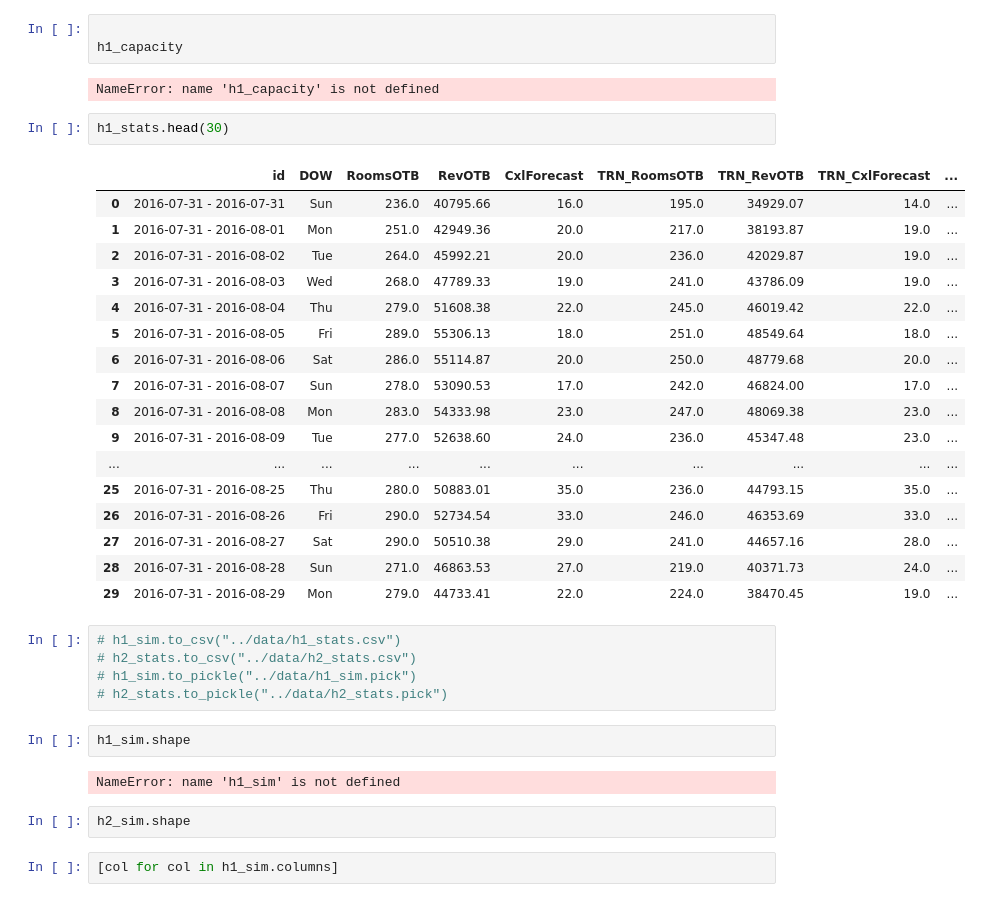
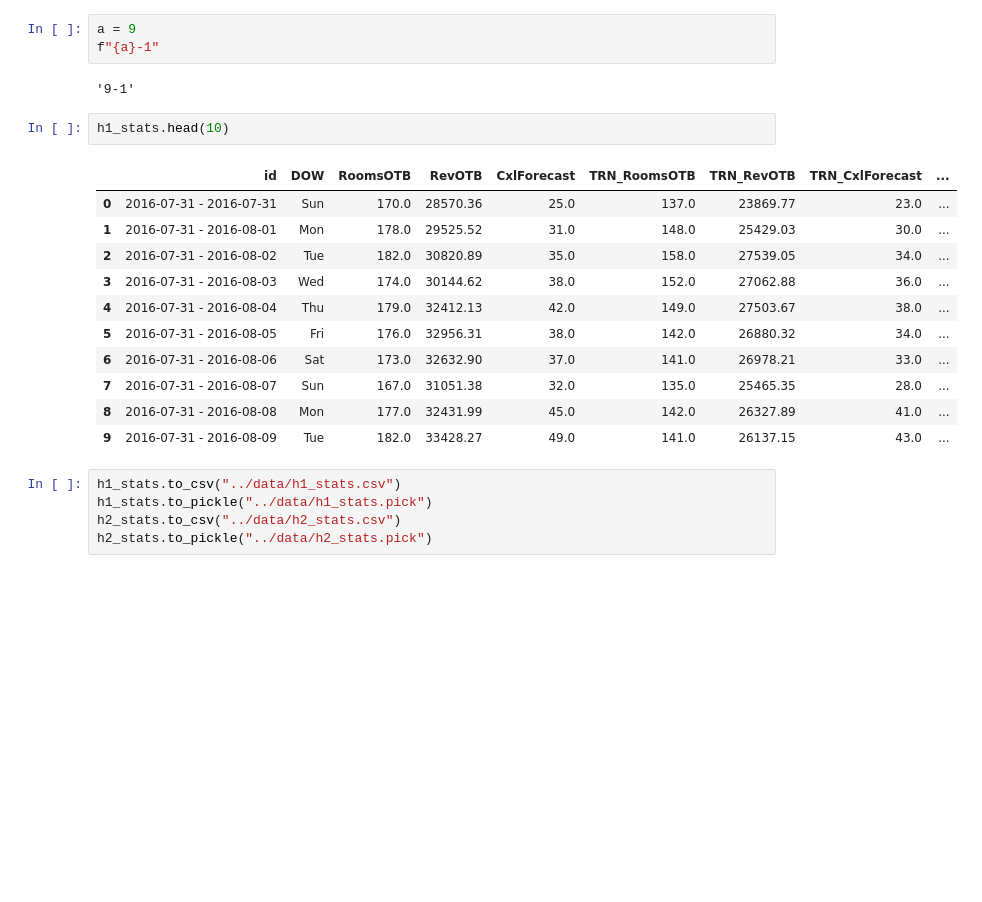
Before and after one commit to edubu2/hotel-revman-system, a Jupyter notebook: code/agg_test.ipynb, the cells around one changed output. Saved outputs shown, nothing was run; the diff lists cells and outputs as text; blank space fills up the shorter version.

```diff
--- a/code/agg_test.ipynb
+++ b/code/agg_test.ipynb
@@ -24,38 +112,24 @@ Wall time: 18 s
-# %%
-
-h1_capacity
-# %% [output]
-NameError: name 'h1_capacity' is not defined
+# %%
+a = 9
+f"{a}-1"
+# %% [output]
+'9-1'
 # %%
-h1_stats.head(30)
+h1_stats.head(10)
 # %% [output]
 |  | id | DOW | RoomsOTB | RevOTB | CxlForecast | TRN_RoomsOTB | TRN_RevOTB | TRN_CxlForecast | ... |
-| 0 | 2016-07-31 - 2016-07-31 | Sun | 236.0 | 40795.66 | 16.0 | 195.0 | 34929.07 | 14.0 | ... |
-| 1 | 2016-07-31 - 2016-08-01 | Mon | 251.0 | 42949.36 | 20.0 | 217.0 | 38193.87 | 19.0 | ... |
-| 2 | 2016-07-31 - 2016-08-02 | Tue | 264.0 | 45992.21 | 20.0 | 236.0 | 42029.87 | 19.0 | ... |
-| 3 | 2016-07-31 - 2016-08-03 | Wed | 268.0 | 47789.33 | 19.0 | 241.0 | 43786.09 | 19.0 | ... |
-| 4 | 2016-07-31 - 2016-08-04 | Thu | 279.0 | 51608.38 | 22.0 | 245.0 | 46019.42 | 22.0 | ... |
-| 5 | 2016-07-31 - 2016-08-05 | Fri | 289.0 | 55306.13 | 18.0 | 251.0 | 48549.64 | 18.0 | ... |
-| 6 | 2016-07-31 - 2016-08-06 | Sat | 286.0 | 55114.87 | 20.0 | 250.0 | 48779.68 | 20.0 | ... |
-| 7 | 2016-07-31 - 2016-08-07 | Sun | 278.0 | 53090.53 | 17.0 | 242.0 | 46824.00 | 17.0 | ... |
-| 8 | 2016-07-31 - 2016-08-08 | Mon | 283.0 | 54333.98 | 23.0 | 247.0 | 48069.38 | 23.0 | ... |
-| 9 | 2016-07-31 - 2016-08-09 | Tue | 277.0 | 52638.60 | 24.0 | 236.0 | 45347.48 | 23.0 | ... |
-| ... | ... | ... | ... | ... | ... | ... | ... | ... | ... |
-| 25 | 2016-07-31 - 2016-08-25 | Thu | 280.0 | 50883.01 | 35.0 | 236.0 | 44793.15 | 35.0 | ... |
-| 26 | 2016-07-31 - 2016-08-26 | Fri | 290.0 | 52734.54 | 33.0 | 246.0 | 46353.69 | 33.0 | ... |
-| 27 | 2016-07-31 - 2016-08-27 | Sat | 290.0 | 50510.38 | 29.0 | 241.0 | 44657.16 | 28.0 | ... |
-| 28 | 2016-07-31 - 2016-08-28 | Sun | 271.0 | 46863.53 | 27.0 | 219.0 | 40371.73 | 24.0 | ... |
-| 29 | 2016-07-31 - 2016-08-29 | Mon | 279.0 | 44733.41 | 22.0 | 224.0 | 38470.45 | 19.0 | ... |
+| 0 | 2016-07-31 - 2016-07-31 | Sun | 170.0 | 28570.36 | 25.0 | 137.0 | 23869.77 | 23.0 | ... |
+| 1 | 2016-07-31 - 2016-08-01 | Mon | 178.0 | 29525.52 | 31.0 | 148.0 | 25429.03 | 30.0 | ... |
+| 2 | 2016-07-31 - 2016-08-02 | Tue | 182.0 | 30820.89 | 35.0 | 158.0 | 27539.05 | 34.0 | ... |
+| 3 | 2016-07-31 - 2016-08-03 | Wed | 174.0 | 30144.62 | 38.0 | 152.0 | 27062.88 | 36.0 | ... |
+| 4 | 2016-07-31 - 2016-08-04 | Thu | 179.0 | 32412.13 | 42.0 | 149.0 | 27503.67 | 38.0 | ... |
+| 5 | 2016-07-31 - 2016-08-05 | Fri | 176.0 | 32956.31 | 38.0 | 142.0 | 26880.32 | 34.0 | ... |
+| 6 | 2016-07-31 - 2016-08-06 | Sat | 173.0 | 32632.90 | 37.0 | 141.0 | 26978.21 | 33.0 | ... |
+| 7 | 2016-07-31 - 2016-08-07 | Sun | 167.0 | 31051.38 | 32.0 | 135.0 | 25465.35 | 28.0 | ... |
+| 8 | 2016-07-31 - 2016-08-08 | Mon | 177.0 | 32431.99 | 45.0 | 142.0 | 26327.89 | 41.0 | ... |
+| 9 | 2016-07-31 - 2016-08-09 | Tue | 182.0 | 33428.27 | 49.0 | 141.0 | 26137.15 | 43.0 | ... |
 # %%
-# h1_sim.to_csv("../data/h1_stats.csv")
-# h2_stats.to_csv("../data/h2_stats.csv")
-# h1_sim.to_pickle("../data/h1_sim.pick")
-# h2_stats.to_pickle("../data/h2_stats.pick")
+h1_stats.to_csv("../data/h1_stats.csv")
+h1_stats.to_pickle("../data/h1_stats.pick")
+h2_stats.to_csv("../data/h2_stats.csv")
+h2_stats.to_pickle("../data/h2_stats.pick")
-# %%
-h1_sim.shape
-# %% [output]
-NameError: name 'h1_sim' is not defined
-# %%
-h2_sim.shape
-# %%
-[col for col in h1_sim.columns]
```
Also changed, not shown: parts of 10 cells of this notebook, 10 other files.
